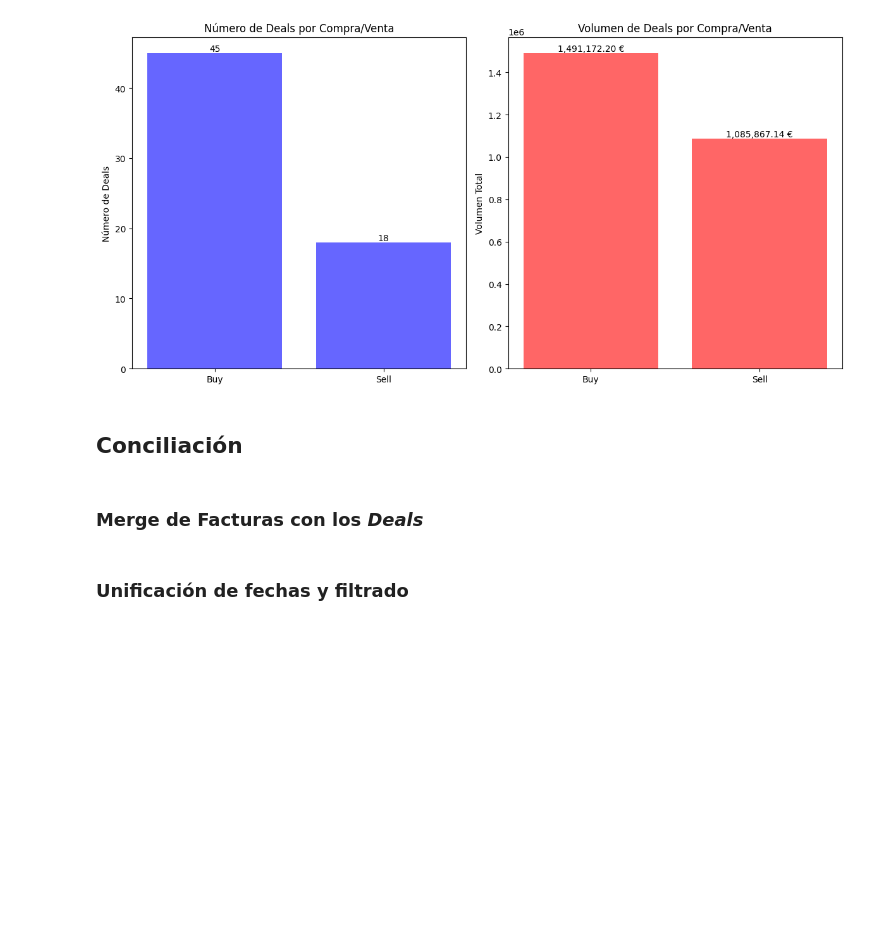
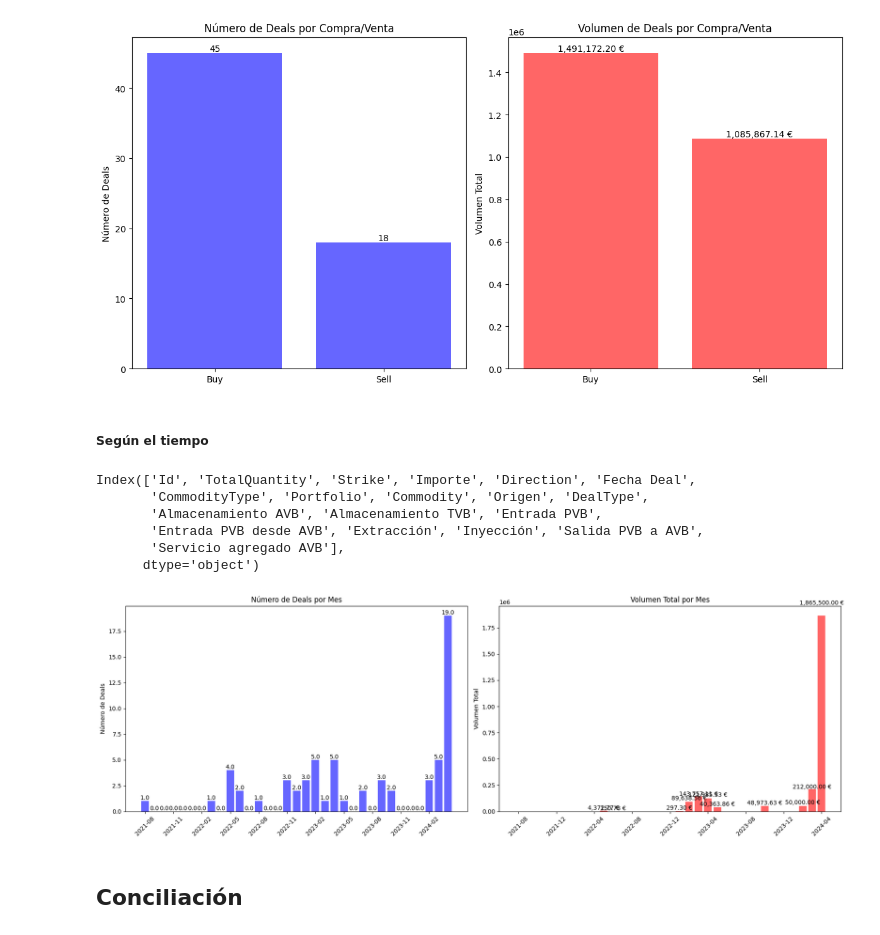
Before and after one commit to kikekzm/Data-Projects, a Jupyter notebook: ENGIE-Caso/Caso_Engie.ipynb, the cells around one changed output. Saved outputs shown, nothing was run; the diff lists cells and outputs as text; code cells hidden in the pictures; blank space fills up the shorter version.

Commit message:
comparar con facturas

```diff
--- a/ENGIE-Caso/Caso_Engie.ipynb
+++ b/ENGIE-Caso/Caso_Engie.ipynb
@@ -365,6 +367,6 @@ Volumen deals: 2577039.34 €
 # %%
 # grouby por 'CommodityType' y calcular el número de trades y el volumen total
-agg_df = deals_df.groupby('CommodityType').agg(
+agg_df = deals_final_df.groupby('CommodityType').agg(
     Numero_deals=('Id', 'count'),
     Volumen_Total=('Importe', 'sum')
 ).reset_index()
@@ -395,6 +399,6 @@ plt.tight_layout()
 # %%
 # ahora con la dirección
-agg_df = deals_df.groupby('Direction').agg(
+agg_df = deals_final_df.groupby('Direction').agg(
     Numero_deals=('Id', 'count'),
     Volumen_Total=('Importe', 'sum')
 ).reset_index()
@@ -426,37 +430,76 @@ for bar in bars:
 plt.tight_layout()
 # %% [output]
 [figure]
+# %% [markdown]
+##### Según el tiempo
+# %%
+print(deals_final_df.columns)
+# %% [output]
+Index(['Id', 'TotalQuantity', 'Strike', 'Importe', 'Direction', 'Fecha Deal',
+       'CommodityType', 'Portfolio', 'Commodity', 'Origen', 'DealType',
+       'Almacenamiento AVB', 'Almacenamiento TVB', 'Entrada PVB',
+       'Entrada PVB desde AVB', 'Extracción', 'Inyección', 'Salida PVB a AVB',
+       'Servicio agregado AVB'],
+      dtype='object')
 # %%
-# grouby por 'CommodityType' y calcular el número de trades y el volumen total
-agg_df = deals_df.groupby('CommodityType').agg(
+# Extraer el mes y el año de la columna de fecha para agrupación
+deals_final_df['Mes'] = deals_final_df['Fecha Deal'].dt.to_period('M')
+
+# Agrupar por 'Mes' y calcular el número de trades y el volumen total
+agg_df = deals_final_df.groupby('Mes').agg(
     Numero_deals=('Id', 'count'),
     Volumen_Total=('Importe', 'sum')
 ).reset_index()
 
+# serie de tiempo completa que incluya todos los meses en el rango de fechas del DataFrame
+all_months = pd.period_range(start=deals_final_df['Mes'].min(), end=deals_final_df['Mes'].max(), freq='M')
+all_months_df = pd.DataFrame({'Mes': all_months})
 
-# primer gráfico para el número de trades
-plt.figure(figsize=(9,5))
+# Unir la serie de tiempo completa con el DataFrame agrupado
+agg_df = all_months_df.merge(agg_df, on='Mes', how='left').fillna({'Numero_deals': 0, 'Volumen_Total': 0})
 
-plt.subplot(1, 1, 1)
-bars = plt.bar(agg_df['CommodityType'], agg_df['Numero_deals'], color='b', alpha=0.6)
-plt.xlabel('Tipo de Commodity')
+
+# Convertir el período a una cadena para mejores etiquetas
+agg_df['Mes'] = agg_df['Mes'].astype(str)
+
+# Crear el primer gráfico para el número de trades
+plt.figure(figsize=(18, 6))
+
+plt.subplot(1, 2, 1)
+bars = plt.bar(agg_df['Mes'], agg_df['Numero_deals'], color='b', alpha=0.6)
 plt.ylabel('Número de Deals')
-plt.title('Número de Deals por Tipo de Commodity')
+plt.title('Número de Deals por Mes')
 
-# número de trades encima de cada barra
+# Agregar el número de trades encima de cada barra
 for bar in bars:
     height = bar.get_height()
     plt.text(bar.get_x() + bar.get_width() / 2.0, height, f'{height}', ha='center', va='bottom')
 
-# volumen total encima de cada barra
-for bar in bars:
+# Ajustar las etiquetas del eje x para mostrar solo cada 3 meses
+plt.xticks(ticks=range(0, len(agg_df['Mes']), 3), labels=agg_df['Mes'][::3], rotation=45)
+
+
+# Crear el segundo gráfico para el volumen total
+plt.subplot(1, 2, 2)
+bars = plt.bar(agg_df['Mes'], agg_df['Volumen_Total'], color='r', alpha=0.6)
+plt.ylabel('Volumen Total')
+plt.title('Volumen Total por Mes')
+
+
+# Agregar el volumen total encima de cada barra con formato en euros y dos decimales, omitiendo las de valor cero
+for i, bar in enumerate(bars):
     height = bar.get_height()
-    plt.text(bar.get_x() + bar.get_width() / 2.0, height, f'{height}', ha='center', va='bottom')
+    if height > 0:  # Solo agregar texto para valores mayores que 0
+        offset = 0.05 * height if i % 2 == 0 else -0.05 * height  # Alternar la altura de las etiquetas
+        plt.text(bar.get_x() + bar.get_width() / 2.0, height + offset, f'{height:,.2f} €', ha='center', va='bottom')
+
+# Ajustar las etiquetas del eje x para mostrar solo cada 4 meses y rotar las etiquetas
+plt.xticks(ticks=range(0, len(agg_df['Mes']), 4), labels=agg_df['Mes'][::4], rotation=45)
+
 
 plt.tight_layout()
+plt.show()
+# %% [output]
+[figure, added]
 # %% [markdown]
 ## Conciliación
-# %% [markdown]
-### Merge de Facturas con los *Deals*
-# %% [markdown]
-### Unificación de fechas y filtrado
```
Also changed, not shown: parts of 6 cells of this notebook.
